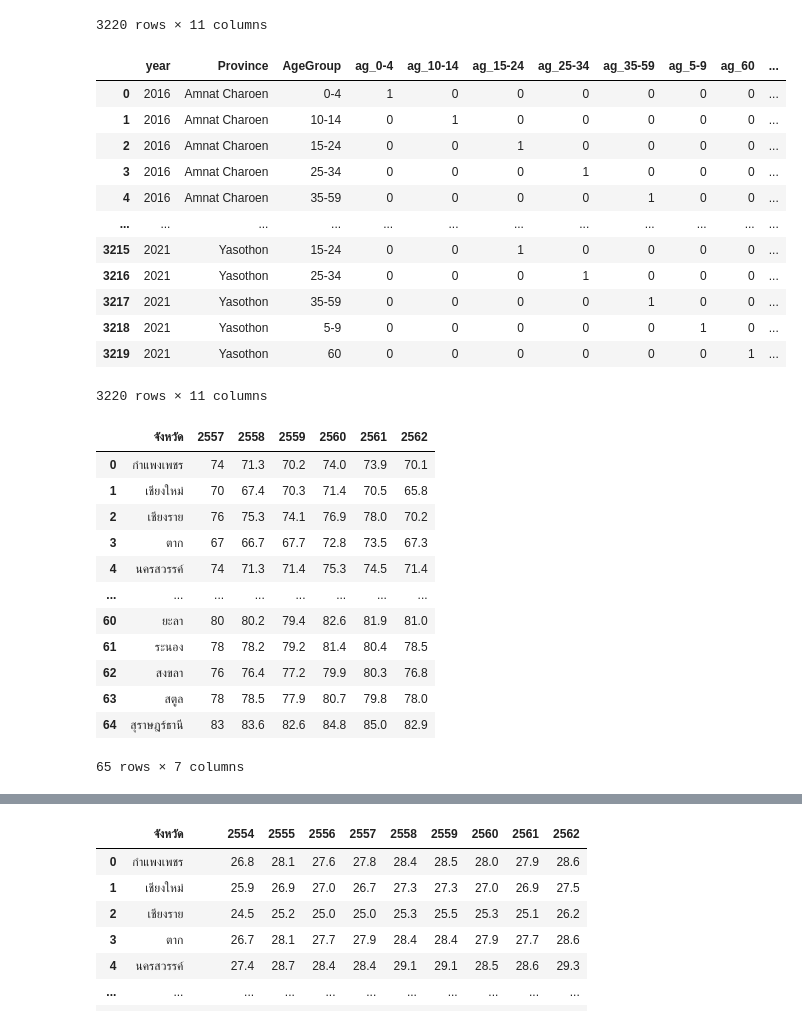
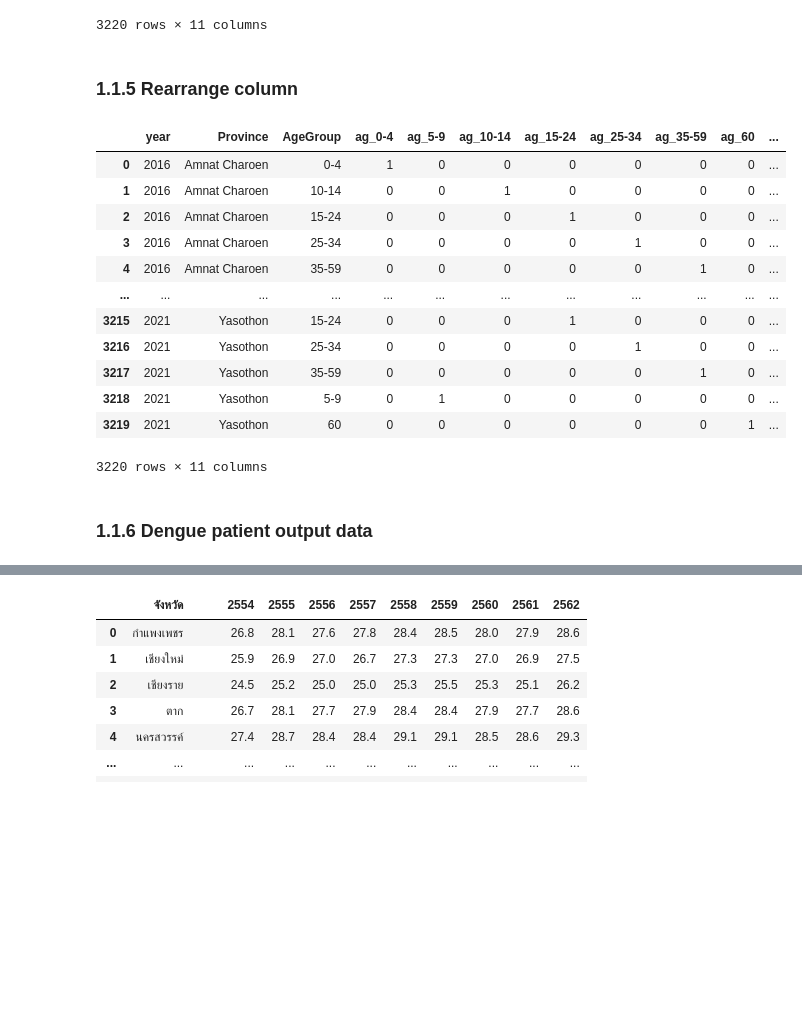
Before and after one commit to Phophism/python_project, a Jupyter notebook: Akkapop/Dengue_preprocessing.ipynb, the cells around one changed output, grey strips where cells are left out. Drawn from its saved outputs; the diff is of its cells as text; code cells hidden in the pictures; blank space fills up the shorter version.

Commit message:
ปรับโครงสร้าง notebook (ipynb) ใหม่ ยังคง code เดิม ปรับเล็กน้อย สร้าง folder สำหรับ output ครับ

```diff
--- a/Akkapop/Dengue_preprocessing.ipynb
+++ b/Akkapop/Dengue_preprocessing.ipynb
@@ -22,6 +29,7 @@ df
 # %%
 # rename column to appropriate name
-df2 = df.rename(columns={'กลุ่มอายุ': 'AgeGroup','Changwat E':'Province'})
+df2 = df.rename(columns={'กลุ่มอายุ': 'AgeGroup',
+                         'Changwat E':'Province'})
 df2
 # %% [output]
 |  | Province | Odpc | Region | AgeGroup | Agey | Agey (copy) | Datesick | Number of Records | ... |
@@ -116,24 +124,28 @@ df4
 | 3218 | 2021 | Yasothon | 5-9 | 2 | 0 | 0 | 0 | 0 | 0 | 1 | ... |
 | 3219 | 2021 | Yasothon | 60 | 1 | 0 | 0 | 0 | 0 | 0 | 0 | ... |
 3220 rows × 11 columns
+# %% [markdown]
+### 1.1.5 Rearrange column
 # %%
-# Rearrange column
 cols = df4.columns.tolist()
-cols = cols[0:3] + cols[4:] + cols[3:4] # [first 3 col] + [last 3 col (d,m,y)] + [(age group)] + patient count
+# cols = cols[0:3] + cols[4:5, 8:9] + cols[3:4] # [first 3 col] + [last 3 col (d,m,y)] + [(age group)] + patient count
+cols = cols[0:3] + cols[4:5] + cols[9:10] + cols[5:9] + cols[10:11] + cols[3:4]
 df5 = df4[cols]
 df5
 # %% [output]
-|  | year | Province | AgeGroup | ag_0-4 | ag_10-14 | ag_15-24 | ag_25-34 | ag_35-59 | ag_5-9 | ag_60 | ... |
+|  | year | Province | AgeGroup | ag_0-4 | ag_5-9 | ag_10-14 | ag_15-24 | ag_25-34 | ag_35-59 | ag_60 | ... |
 | 0 | 2016 | Amnat Charoen | 0-4 | 1 | 0 | 0 | 0 | 0 | 0 | 0 | ... |
-| 1 | 2016 | Amnat Charoen | 10-14 | 0 | 1 | 0 | 0 | 0 | 0 | 0 | ... |
-| 2 | 2016 | Amnat Charoen | 15-24 | 0 | 0 | 1 | 0 | 0 | 0 | 0 | ... |
-| 3 | 2016 | Amnat Charoen | 25-34 | 0 | 0 | 0 | 1 | 0 | 0 | 0 | ... |
-| 4 | 2016 | Amnat Charoen | 35-59 | 0 | 0 | 0 | 0 | 1 | 0 | 0 | ... |
+| 1 | 2016 | Amnat Charoen | 10-14 | 0 | 0 | 1 | 0 | 0 | 0 | 0 | ... |
+| 2 | 2016 | Amnat Charoen | 15-24 | 0 | 0 | 0 | 1 | 0 | 0 | 0 | ... |
+| 3 | 2016 | Amnat Charoen | 25-34 | 0 | 0 | 0 | 0 | 1 | 0 | 0 | ... |
+| 4 | 2016 | Amnat Charoen | 35-59 | 0 | 0 | 0 | 0 | 0 | 1 | 0 | ... |
 | ... | ... | ... | ... | ... | ... | ... | ... | ... | ... | ... | ... |
-| 3215 | 2021 | Yasothon | 15-24 | 0 | 0 | 1 | 0 | 0 | 0 | 0 | ... |
-| 3216 | 2021 | Yasothon | 25-34 | 0 | 0 | 0 | 1 | 0 | 0 | 0 | ... |
-| 3217 | 2021 | Yasothon | 35-59 | 0 | 0 | 0 | 0 | 1 | 0 | 0 | ... |
-| 3218 | 2021 | Yasothon | 5-9 | 0 | 0 | 0 | 0 | 0 | 1 | 0 | ... |
+| 3215 | 2021 | Yasothon | 15-24 | 0 | 0 | 0 | 1 | 0 | 0 | 0 | ... |
+| 3216 | 2021 | Yasothon | 25-34 | 0 | 0 | 0 | 0 | 1 | 0 | 0 | ... |
+| 3217 | 2021 | Yasothon | 35-59 | 0 | 0 | 0 | 0 | 0 | 1 | 0 | ... |
+| 3218 | 2021 | Yasothon | 5-9 | 0 | 1 | 0 | 0 | 0 | 0 | 0 | ... |
 | 3219 | 2021 | Yasothon | 60 | 0 | 0 | 0 | 0 | 0 | 0 | 1 | ... |
 3220 rows × 11 columns
+# %% [markdown]
+### 1.1.6 Dengue patient output data
 # %%
@@ -141,19 +153,0 @@ df5.to_csv('dg_group.csv')
-# %%
-# import humidity data
-h = pd.read_excel('dataset/rain_temp_deathcase/humidity.xlsx',header=2)
-h2 = h[:-2] # remove blank row (that read from excel)
-h2
-# %% [output]
-|  | จังหวัด | 2557 | 2558 | 2559 | 2560 | 2561 | 2562 |
-| 0 | กำแพงเพชร | 74 | 71.3 | 70.2 | 74.0 | 73.9 | 70.1 |
-| 1 | เชียงใหม่ | 70 | 67.4 | 70.3 | 71.4 | 70.5 | 65.8 |
-| 2 | เชียงราย | 76 | 75.3 | 74.1 | 76.9 | 78.0 | 70.2 |
-| 3 | ตาก | 67 | 66.7 | 67.7 | 72.8 | 73.5 | 67.3 |
-| 4 | นครสวรรค์ | 74 | 71.3 | 71.4 | 75.3 | 74.5 | 71.4 |
-| ... | ... | ... | ... | ... | ... | ... | ... |
-| 60 | ยะลา | 80 | 80.2 | 79.4 | 82.6 | 81.9 | 81.0 |
-| 61 | ระนอง | 78 | 78.2 | 79.2 | 81.4 | 80.4 | 78.5 |
-| 62 | สงขลา | 76 | 76.4 | 77.2 | 79.9 | 80.3 | 76.8 |
-| 63 | สตูล | 78 | 78.5 | 77.9 | 80.7 | 79.8 | 78.0 |
-| 64 | สุราษฎร์ธานี | 83 | 83.6 | 82.6 | 84.8 | 85.0 | 82.9 |
-65 rows × 7 columns
```
Also changed, not shown: parts of 89 cells of this notebook, 1 other file.
